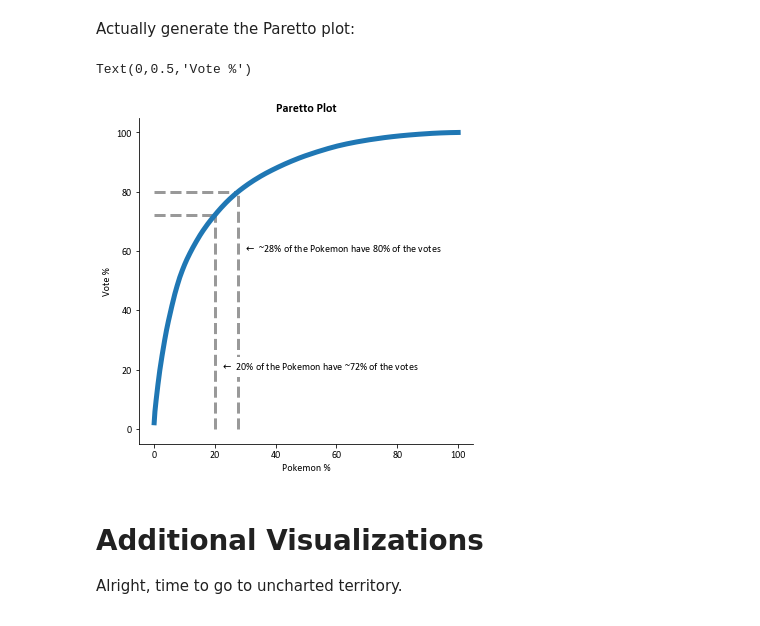
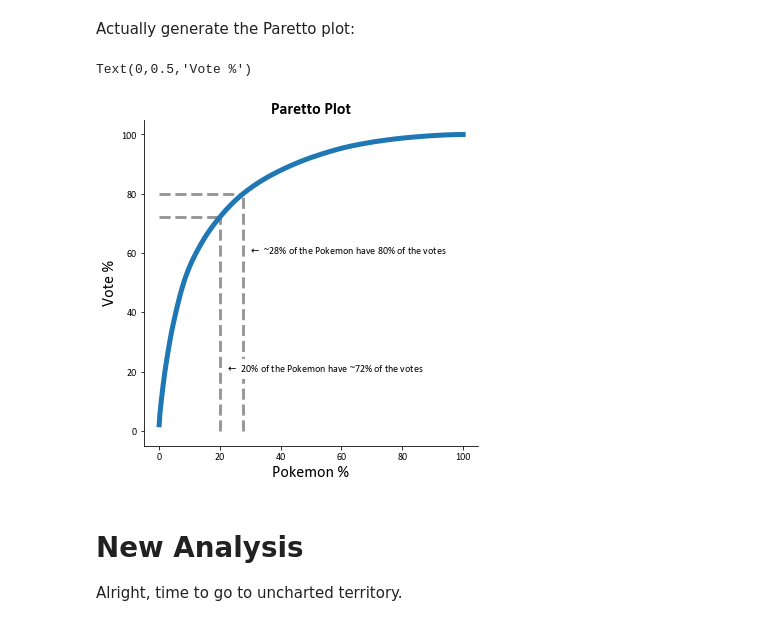
Before and after one commit to arturomoncadatorres/favorite-pokemon, a Jupyter notebook: scripts/pokemon_preferences.ipynb, the cells around one changed output. Cells and saved outputs as stored; diff of their text form; code cells hidden in the pictures.

Commit message:
feat/Replicated original analysis

```diff
--- a/scripts/pokemon_preferences.ipynb
+++ b/scripts/pokemon_preferences.ipynb
@@ -41,8 +45,11 @@ df_raw.head(3)
 | 1 | 2019-06-13 12:44:00.726 | Type-Null |
 | 2 | 2019-06-13 12:44:45.607 | Giratina |
 # %%
-df = pd.read_excel(PATH_DATA/'responses.xlsx', sheet_name='Results', usecols='A:B')
-df.rename(columns={'Results in full':'name', 'Unnamed: 1':'votes'}, inplace=True)
+df = pd.read_excel(PATH_DATA/'responses.xlsx', sheet_name='Results', usecols='A:E')
+df.rename(columns={'Results in full':'name', 'Unnamed: 1':'votes', 'Unnamed: 2':'type', 'Unnamed: 3':'generation', 'Unnamed: 4':'family'}, inplace=True)
+
+# Shift the index by 1, so that it matches the Pokemon number.
+df.index = df.index + 1
 
 # Remove any potential NaN.
 df.dropna(inplace=True)
@@ -116,22 +241,24 @@ Actually generate the Paretto plot:
 # %%
 fig, ax = plt.subplots(1, 1, figsize=[6, 6])
 ax.plot(df_sorted['pokemon_perc'], df_sorted['votes_cumulative_perc'], linewidth=5)
 
 plt.hlines(80, 0, pokemon_votes_80, linewidth=3, linestyles='dashed', colors=[0.6, 0.6, 0.6])
 plt.hlines(votes_pokemon_20, 0, df_sorted.loc[index_pokemon_20, 'pokemon_perc'], linewidth=3, linestyles='dashed', colors=[0.6, 0.6, 0.6])
 
 plt.vlines(20, 0, df_sorted.loc[index_pokemon_20, 'votes_cumulative_perc'], linewidth=3, linestyles='dashed', colors=[0.6, 0.6, 0.6])
-plt.vlines(df_sorted.loc[index_votes_80, 'pokemon_perc'], 0, df_sorted.loc[index_pokemon_80, 'votes_cumulative_perc'], linewidth=3, linestyles='dashed', colors=[0.6, 0.6, 0.6])
+plt.vlines(df_sorted.loc[index_votes_80, 'pokemon_perc'], 0, df_sorted.loc[index_votes_80, 'votes_cumulative_perc'], linewidth=3, linestyles='dashed', colors=[0.6, 0.6, 0.6])
 
 plt.text(22, 20, r"$\leftarrow$ 20% of the Pokemon have ~{0:.0f}% of the votes".format(votes_pokemon_20), backgroundcolor='w')
 plt.text(pokemon_votes_80+2, 60, r"$\leftarrow$ ~{0:.0f}% of the Pokemon have 80% of the votes".format(pokemon_votes_80), backgroundcolor='w')
 
-ax.set_title("Paretto Plot", fontweight='bold')
-ax.set_xlabel("Pokemon %")
-ax.set_ylabel("Vote %")
+ax.set_title("Paretto Plot", fontdict = {'fontsize':16, 'fontweight':'bold'})
+ax.set_xlabel("Pokemon %", fontdict = {'fontsize':16})
+ax.set_ylabel("Vote %", fontdict = {'fontsize':16})
+
+plt.show()
 # %% [output]
 Text(0,0.5,'Vote %')
-[figure, old version]
+[figure, new version]
 # %% [markdown]
-# Additional Visualizations
+# New Analysis
 Alright, time to go to uncharted territory.
```
Also changed, not shown: parts of 25 cells of this notebook.
